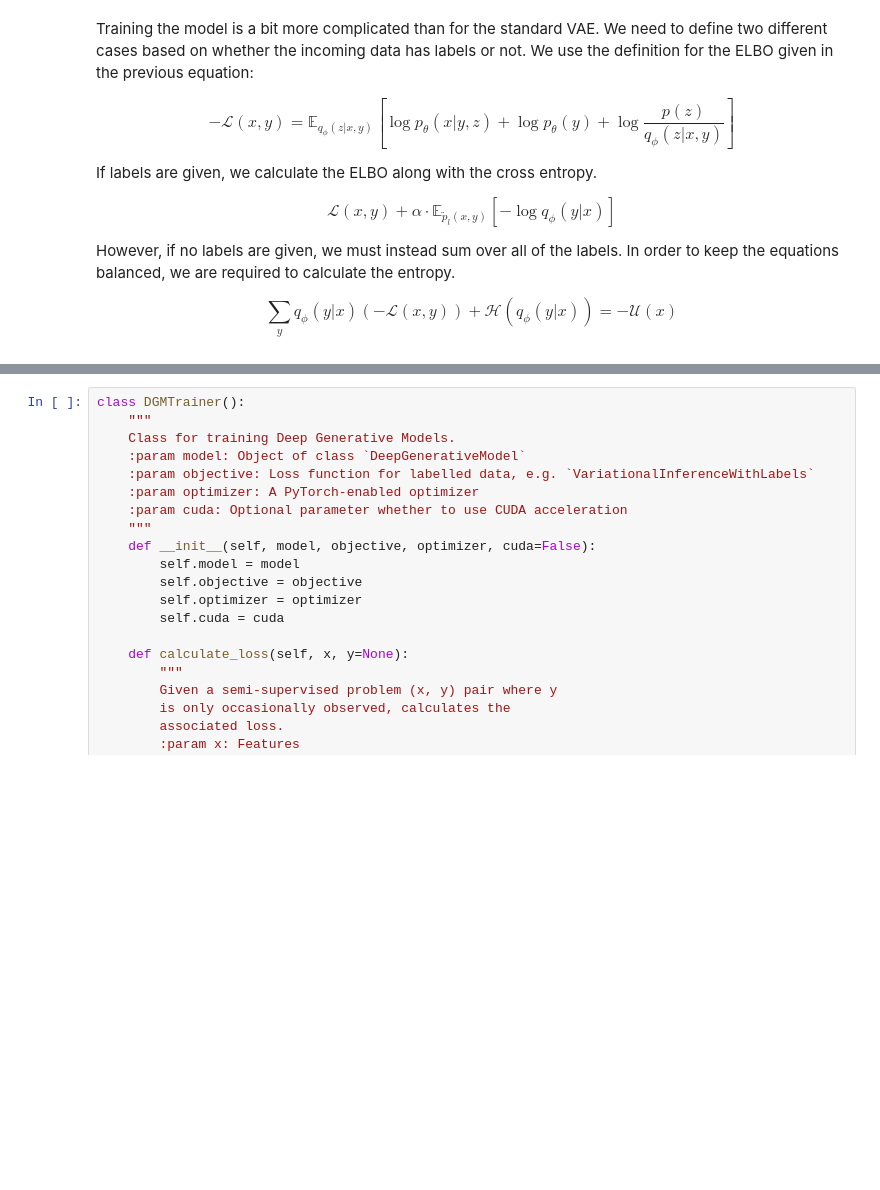
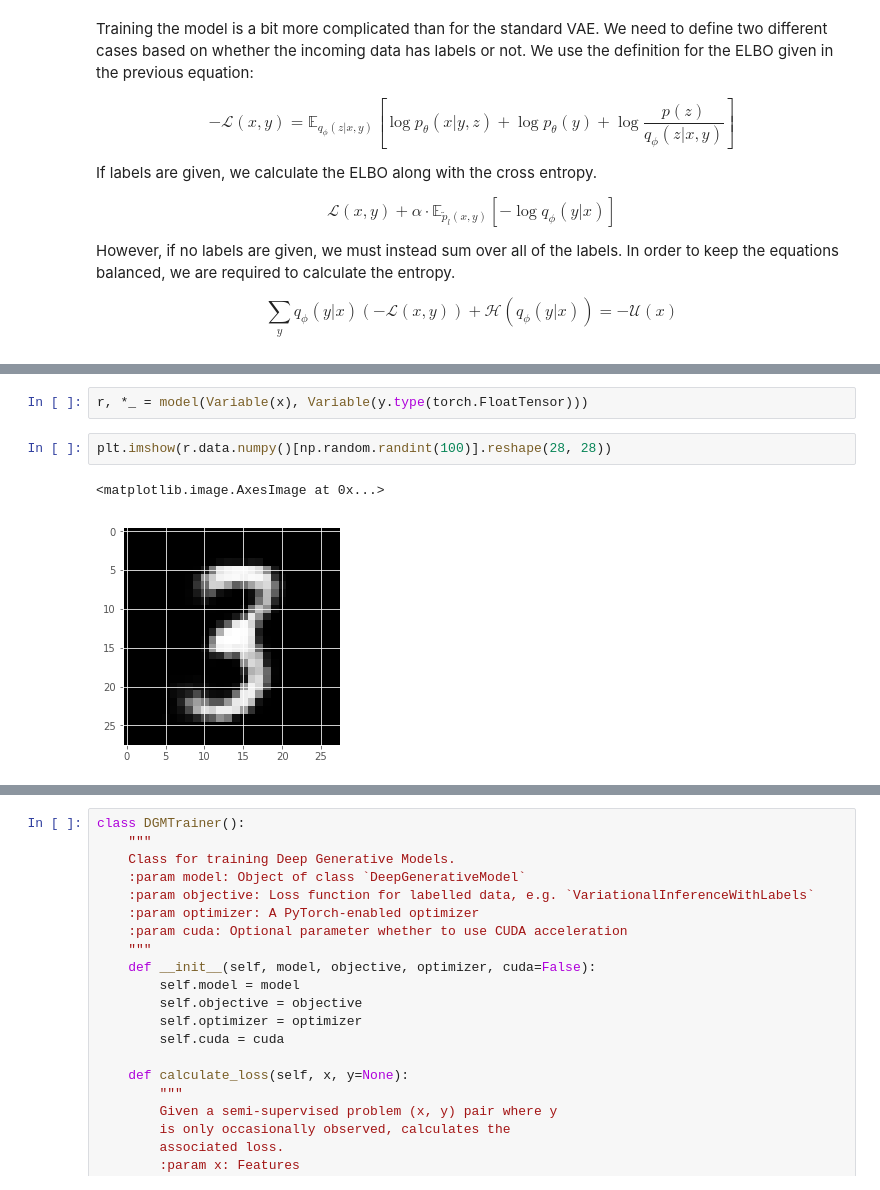
Before and after one commit to wohlert/semi-supervised-pytorch, a Jupyter notebook: examples/notebooks/DGM - MNIST.ipynb, the cells around one changed output, grey strips where cells are left out. Drawn from its saved outputs; the diff is of its cells as text; blank space fills up the shorter version.

```diff
--- a/examples/notebooks/DGM - MNIST.ipynb
+++ b/examples/notebooks/DGM - MNIST.ipynb
@@ -116,0 +192,7 @@ $$\sum_y q_{\phi}(y|x)(- \mathcal{L}(x, y)) + \mathcal{H}(q_{\phi}(y|x)) = -\mat
+# %%
+r, *_ = model(Variable(x), Variable(y.type(torch.FloatTensor)))
+# %%
+plt.imshow(r.data.numpy()[np.random.randint(100)].reshape(28, 28))
+# %% [output]
+<matplotlib.image.AxesImage at 0x...>
+[figure, added]
```
Also changed, not shown: parts of 8 cells of this notebook, 10 other files.
